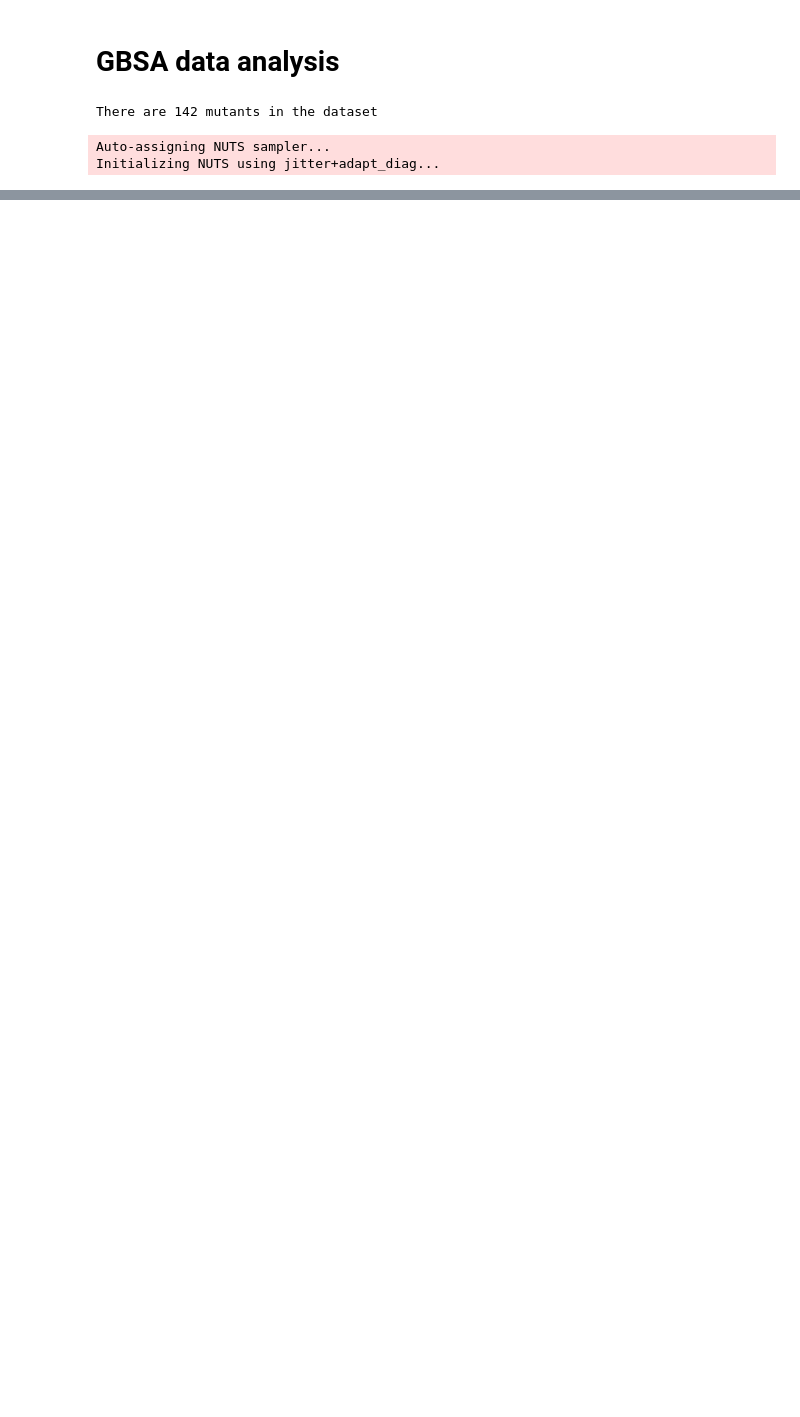
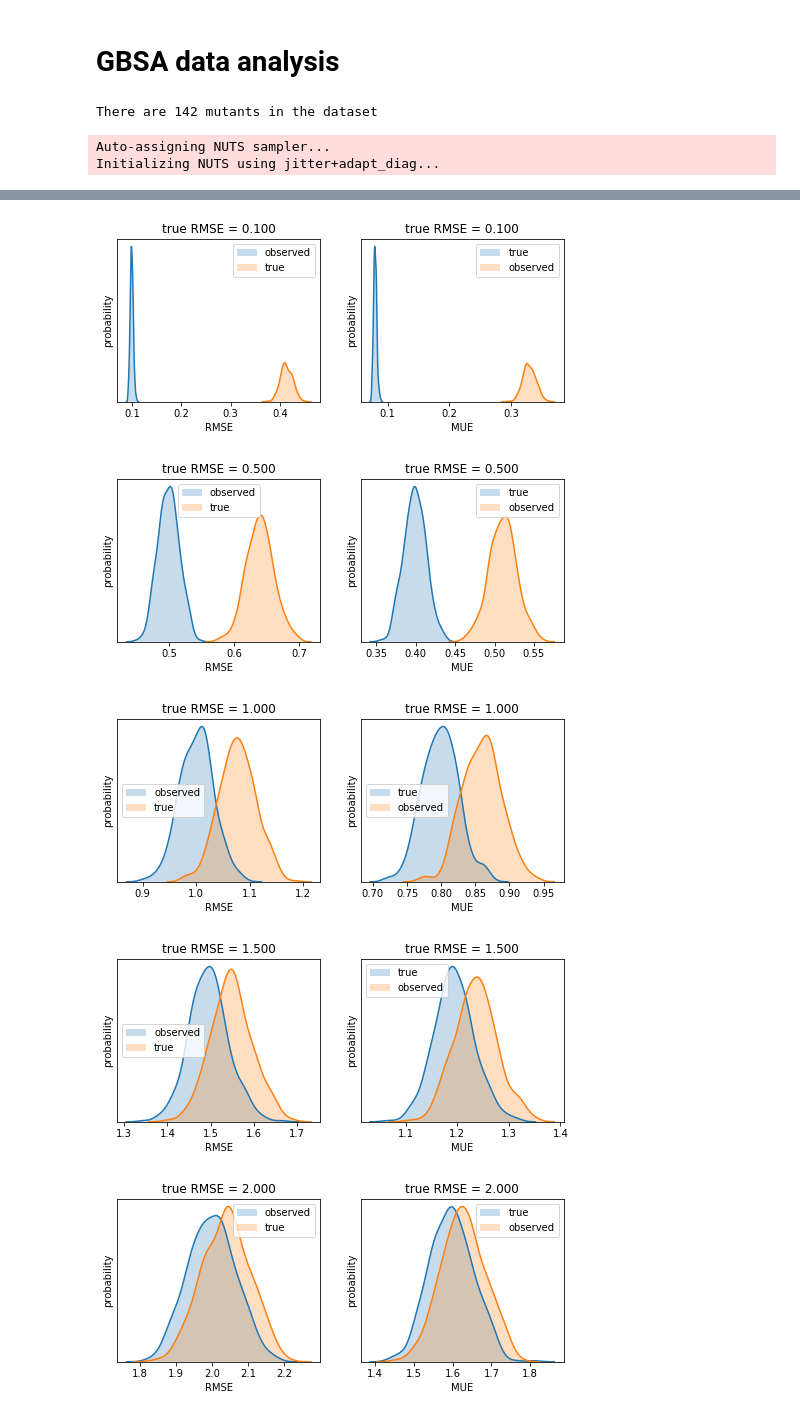
Before and after one commit to kehauser/Predicting-resistance-of-clinical-Abl-mutations-to-targeted-kinase-inhibitors-using-FEP, a Jupyter notebook: Bayesian analysis.ipynb, the cells around one changed output, grey strips where cells are left out. Cells and saved outputs as stored; diff of their text form; code cells hidden in the pictures; blank space fills up the shorter version.

```diff
--- a/Bayesian analysis.ipynb
+++ b/Bayesian analysis.ipynb
@@ -295,0 +377,12 @@ True MUE: 1.401 [1.237, 1.597] kcal/mol (95% CI)
+# %%
+plot_statistics(rmse_true=0.1, sigma_exp=.4, sigma_calc=0)
+plot_statistics(rmse_true=0.5, sigma_exp=.4, sigma_calc=0)
+plot_statistics(rmse_true=1.0, sigma_exp=.4, sigma_calc=0)
+plot_statistics(rmse_true=1.5, sigma_exp=.4, sigma_calc=0)
+plot_statistics(rmse_true=2.0, sigma_exp=.4, sigma_calc=0)
+# %% [output]
+[figure, added]
+[figure, added]
+[figure, added]
+[figure, added]
+[figure, added]
```
Also changed, not shown: parts of 16 cells of this notebook.
